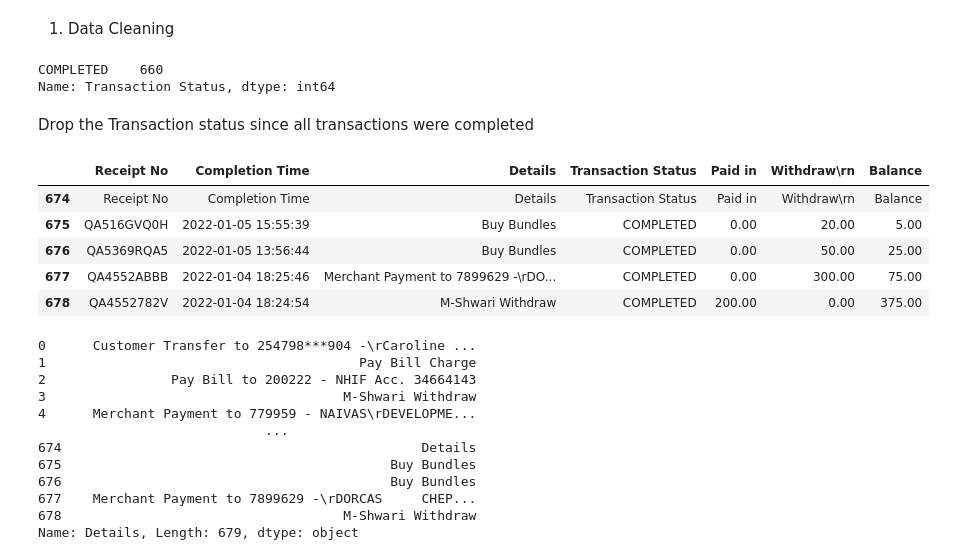
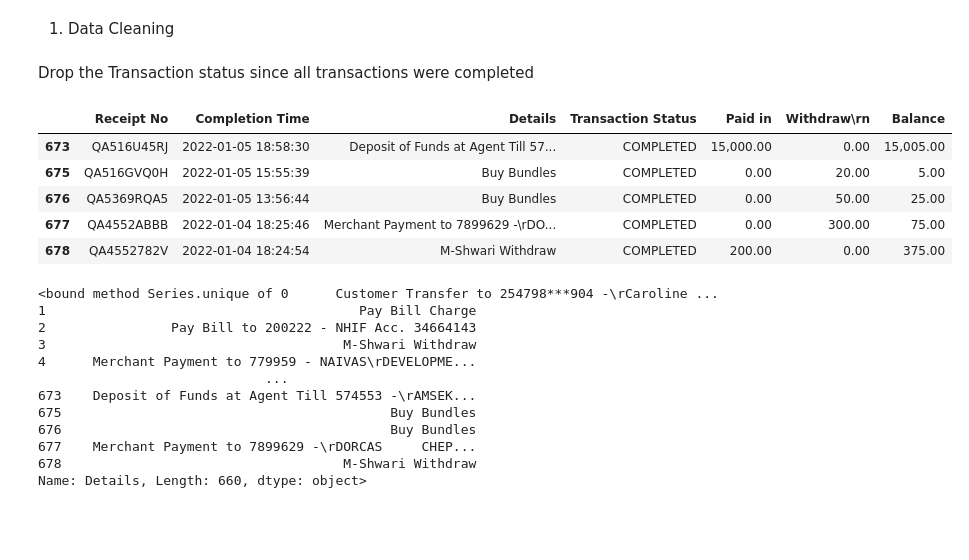
Before and after one commit to Stella-Mutacho/Mpesa-analysis, a Jupyter notebook: notebooks/Extract.ipynb, the cells around one changed output. Cells and saved outputs as stored; diff of their text form; code cells hidden in the pictures; blank space fills up the shorter version.

```diff
--- a/notebooks/Extract.ipynb
+++ b/notebooks/Extract.ipynb
@@ -60,8 +58,3 @@ Clean_data= cleaner.removerowsByValue(Mpesa_data, column='Transaction Status', v
-# %%
-Clean_data['Transaction Status'].value_counts()
-# %% [output]
-COMPLETED    660
-Name: Transaction Status, dtype: int64
 # %% [markdown]
 Drop the Transaction status since all transactions were completed
 # %%
@@ -70,10 +65,25 @@ Mpesa_data.drop('Unnamed: 7', axis=1, inplace=True)
 # %%
-Mpesa_data.tail()
+Clean_data.tail()
 # %% [output]
 |  | Receipt No | Completion Time | Details | Transaction Status | Paid in | Withdraw\rn | Balance |
-| 674 | Receipt No | Completion Time | Details | Transaction Status | Paid in | Withdraw\rn | Balance |
+| 673 | QA516U45RJ | 2022-01-05 18:58:30 | Deposit of Funds at Agent Till 57... | COMPLETED | 15,000.00 | 0.00 | 15,005.00 |
 | 675 | QA516GVQ0H | 2022-01-05 15:55:39 | Buy Bundles | COMPLETED | 0.00 | 20.00 | 5.00 |
 | 676 | QA5369RQA5 | 2022-01-05 13:56:44 | Buy Bundles | COMPLETED | 0.00 | 50.00 | 25.00 |
 | 677 | QA4552ABBB | 2022-01-04 18:25:46 | Merchant Payment to 7899629 -\rDO... | COMPLETED | 0.00 | 300.00 | 75.00 |
 | 678 | QA4552782V | 2022-01-04 18:24:54 | M-Shwari Withdraw | COMPLETED | 200.00 | 0.00 | 375.00 |
+# %%
+Clean_data['Details'].unique
+# %% [output]
+<bound method Series.unique of 0      Customer Transfer to 254798***904 -\rCaroline ...
+1                                        Pay Bill Charge
+2                Pay Bill to 200222 - NHIF Acc. 34664143
+3                                      M-Shwari Withdraw
+4      Merchant Payment to 779959 - NAIVAS\rDEVELOPME...
+                             ...
+673    Deposit of Funds at Agent Till 574553 -\rAMSEK...
+675                                          Buy Bundles
+676                                          Buy Bundles
+677    Merchant Payment to 7899629 -\rDORCAS     CHEP...
+678                                    M-Shwari Withdraw
+Name: Details, Length: 660, dtype: object>
 # %%
@@ -81,18 +91,3 @@ details=Mpesa_data['Details']
-# %%
-details
-# %% [output]
-0      Customer Transfer to 254798***904 -\rCaroline ...
-1                                        Pay Bill Charge
-2                Pay Bill to 200222 - NHIF Acc. 34664143
-3                                      M-Shwari Withdraw
-4      Merchant Payment to 779959 - NAIVAS\rDEVELOPME...
-                             ...
-674                                              Details
-675                                          Buy Bundles
-676                                          Buy Bundles
-677    Merchant Payment to 7899629 -\rDORCAS     CHEP...
-678                                    M-Shwari Withdraw
-Name: Details, Length: 679, dtype: object
 # %%
 from unicodedata import category
 
```
Also changed, not shown: parts of 28 cells of this notebook.
